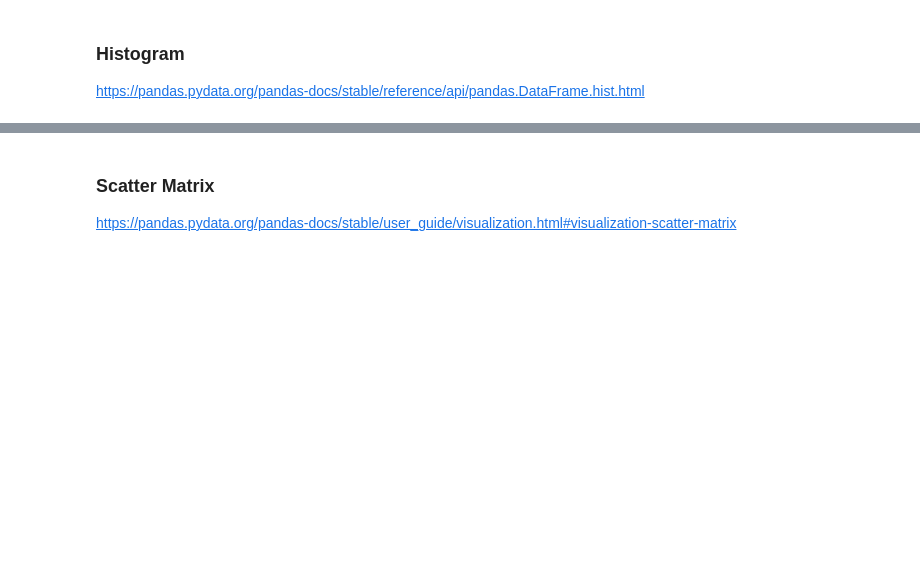
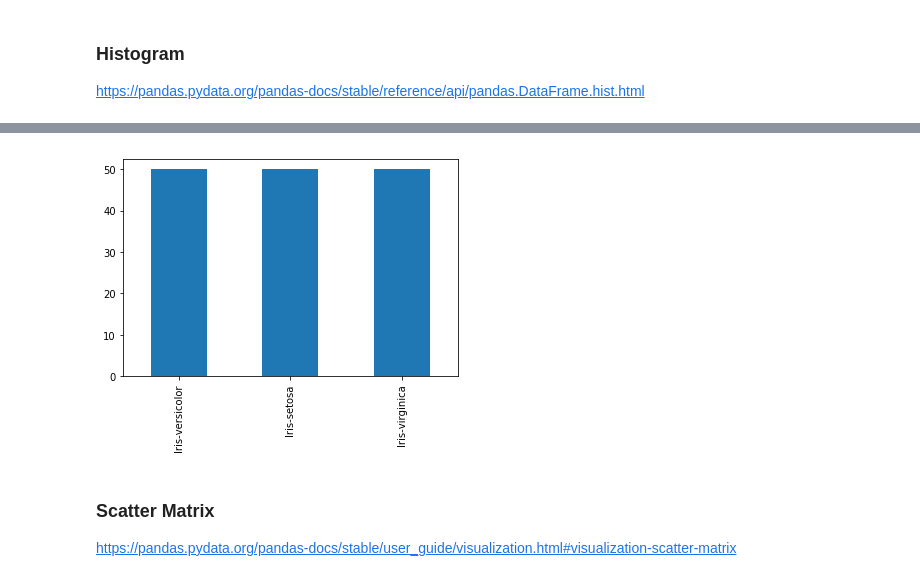
Before and after one commit to PaulMentele/MLBMI6015-Fall2019, a Jupyter notebook: Tutorials/Tutorial2.ipynb, the cells around one changed output, grey strips where cells are left out. Drawn from its saved outputs; the diff is of its cells as text; code cells hidden in the pictures; blank space fills up the shorter version.

```diff
--- a/Tutorials/Tutorial2.ipynb
+++ b/Tutorials/Tutorial2.ipynb
@@ -31,3 +215,7 @@ https://pandas.pydata.org/pandas-docs/stable/reference/api/pandas.DataFrame.hist
+# %%
+iris_df['Species'].value_counts().plot(kind='bar');
+# %% [output]
+[figure, added]
 # %% [markdown]
 ### Scatter Matrix
 https://pandas.pydata.org/pandas-docs/stable/user_guide/visualization.html#visualization-scatter-matrix
```
Also changed, not shown: parts of 35 cells of this notebook.
